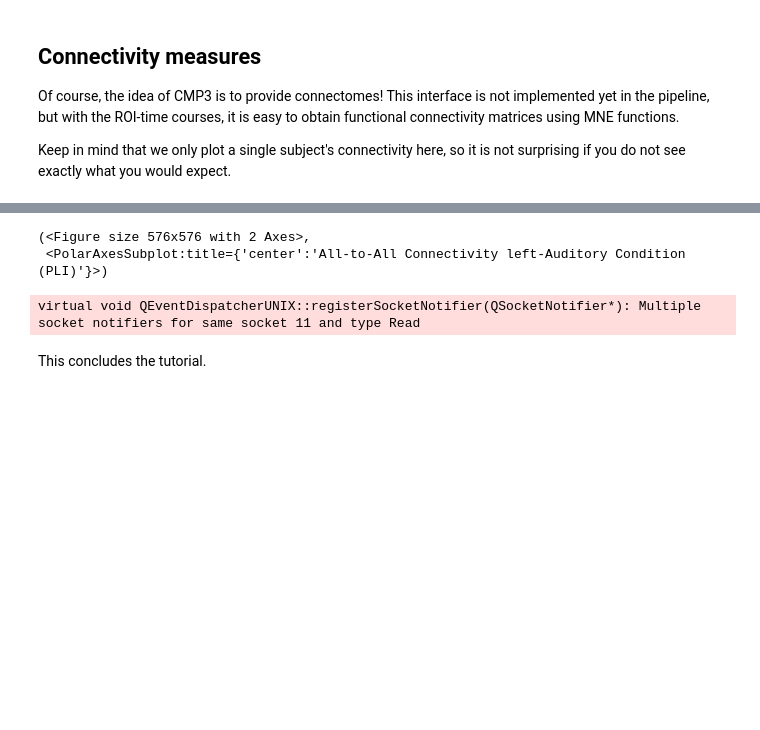
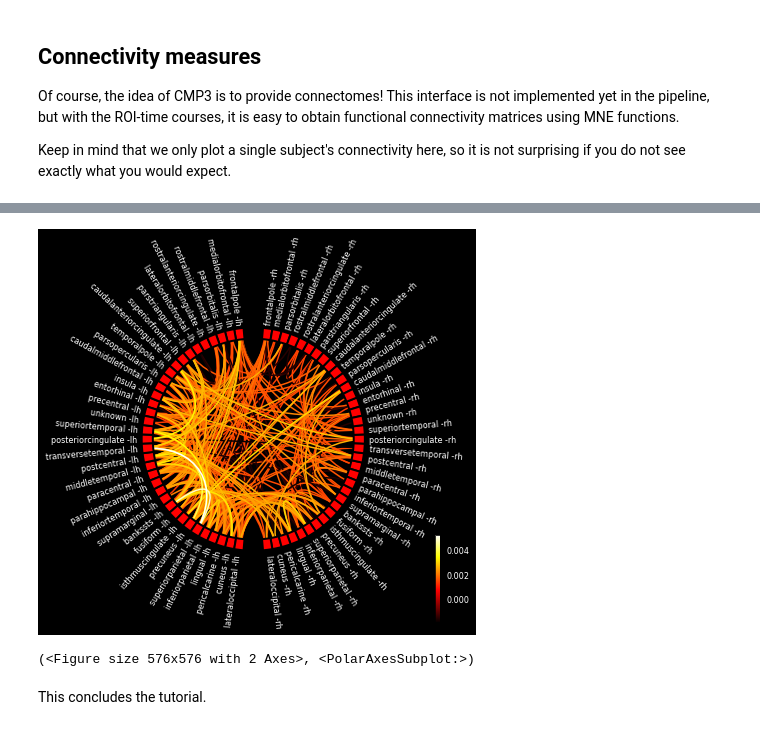
Before and after one commit to connectomicslab/connectomemapper3, a Jupyter notebook: docs/notebooks/EEG_pipeline_tutorial.ipynb, the cells around one changed output, grey strips where cells are left out. Cells and saved outputs as stored; diff of their text form; code cells hidden in the pictures; blank space fills up the shorter version.

```diff
--- a/docs/notebooks/EEG_pipeline_tutorial.ipynb
+++ b/docs/notebooks/EEG_pipeline_tutorial.ipynb
@@ -527,38 +524,36 @@ label_names = [label.name for label in rtc_epo['labels']]
 
 lh_labels = [name for name in label_names if name.endswith('lh')]
 
 # Get the y-location of the label
 label_ypos = list()
 for name in lh_labels:
     idx = label_names.index(name)
     ypos = np.mean(rtc_epo['labels'][idx].pos[:, 1])
     label_ypos.append(ypos)
 
 # Reorder the labels based on their location
 lh_labels = [label for (yp, label) in sorted(zip(label_ypos, lh_labels))]
 
 # For the right hemi
 rh_labels = [label[:-2] + 'rh' for label in lh_labels]
 
 # Save the plot order and create a circular layout
 node_order = list()
 node_order.extend(lh_labels[::-1])  # reverse the order
 node_order.extend(rh_labels)
 
 node_angles = mnec.viz.circular_layout(label_names, node_order, start_pos=90,
                               group_boundaries=[0, len(label_names) / 2])
 
 # Plot the graph using node colors from the FreeSurfer parcellation. We only
 # show the 300 strongest connections.
 # plot will appear in separate window
-%matplotlib qt
+%matplotlib inline
 mnec.viz.plot_connectivity_circle(con_res['wpli2_debiased'], label_names, n_lines=300,
                          node_angles=node_angles, node_colors='r',
-                         title='All-to-All Connectivity left-Auditory '
-                               'Condition (PLI)')
+                         title='')
 # %% [output]
+[figure, added]
-(<Figure size 576x576 with 2 Axes>,
- <PolarAxesSubplot:title={'center':'All-to-All Connectivity left-Auditory Condition (PLI)'}>)
+(<Figure size 576x576 with 2 Axes>, <PolarAxesSubplot:>)
-virtual void QEventDispatcherUNIX::registerSocketNotifier(QSocketNotifier*): Multiple socket notifiers for same socket 11 and type Read
 # %% [markdown]
 This concludes the tutorial.
```
Also changed, not shown: parts of 14 cells of this notebook, 1 other file.
